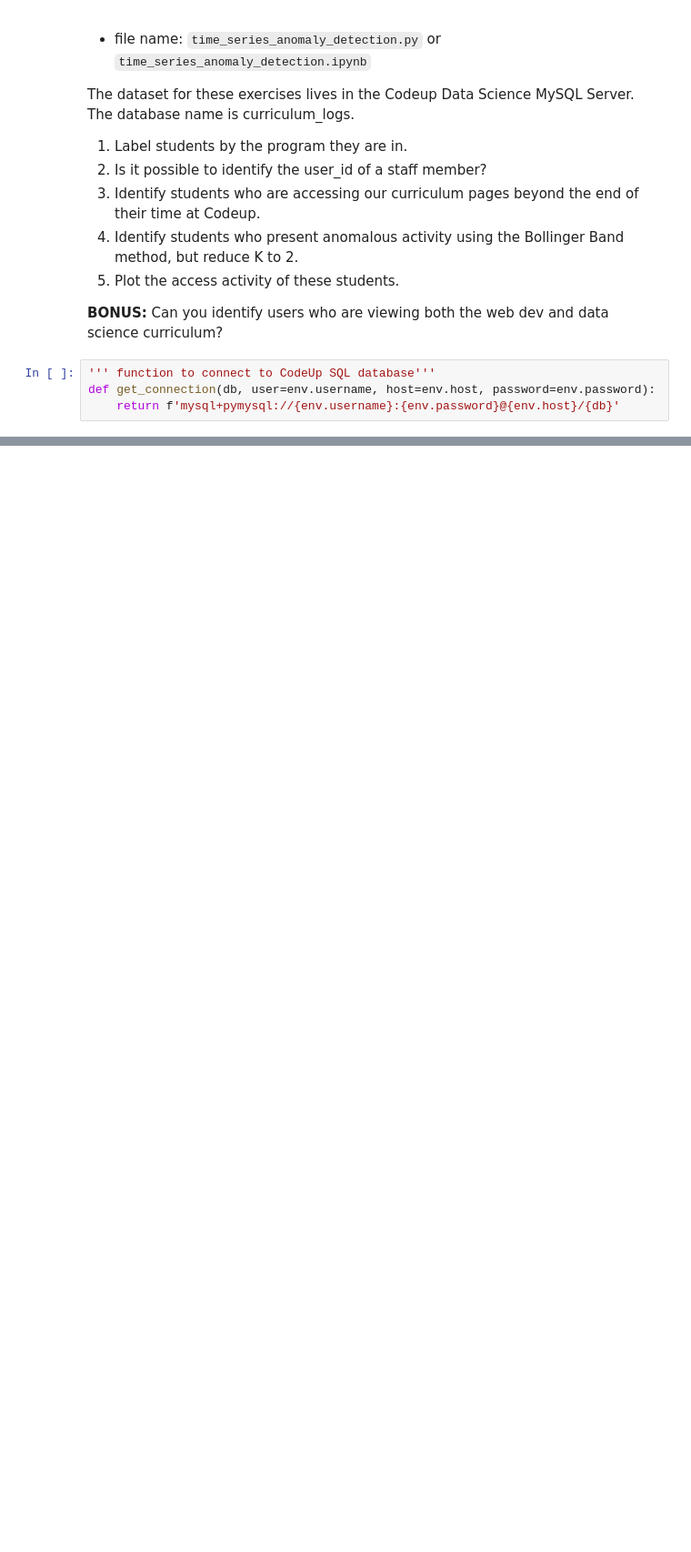
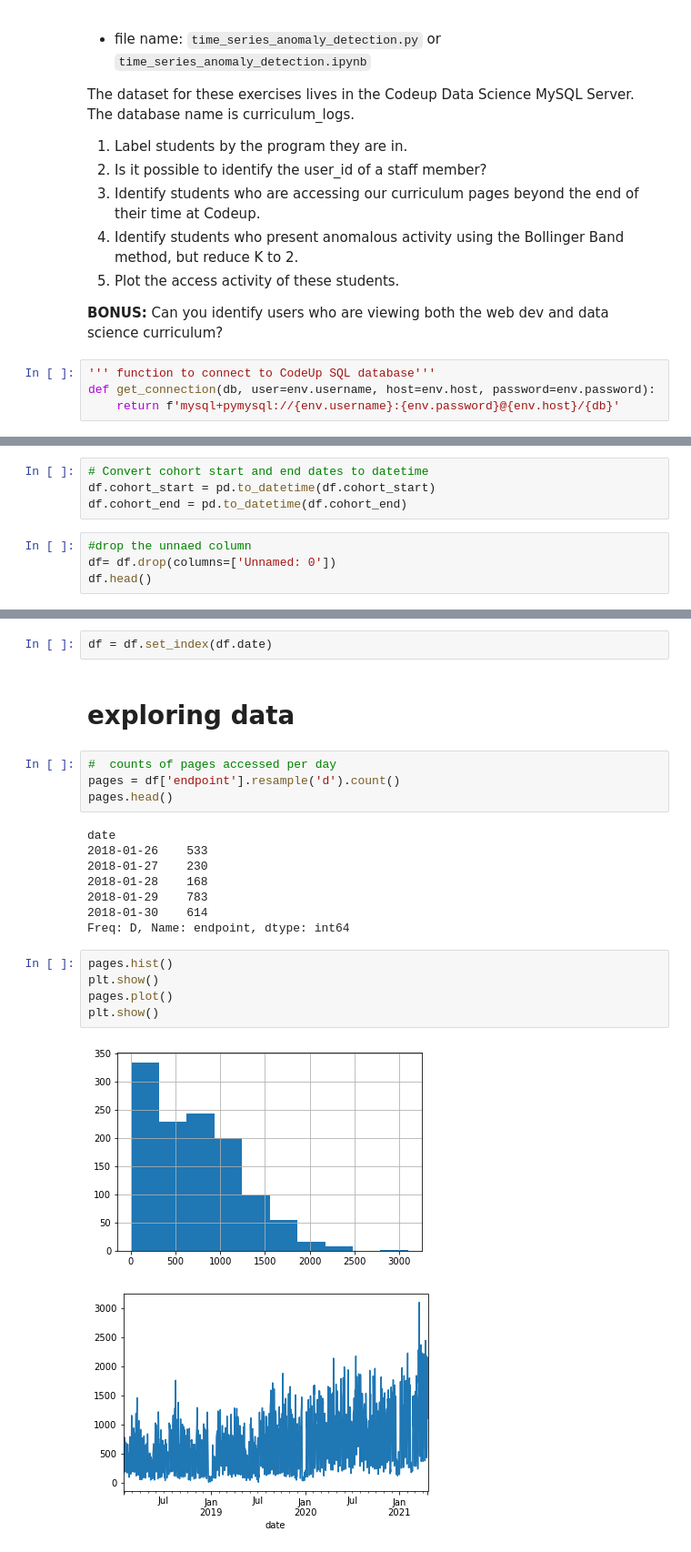
Before and after one commit to Saroj6632/anomaly-detection-exercises, a Jupyter notebook: time_series_anomaly_detection.ipynb, the cells around one changed output, grey strips where cells are left out. Shown: that part at 91% size. Saved outputs shown, nothing was run; the diff lists cells and outputs as text; blank space fills up the shorter version.

```diff
--- a/time_series_anomaly_detection.ipynb
+++ b/time_series_anomaly_detection.ipynb
@@ -28,0 +68,8 @@ sql=
+# %%
+# Convert cohort start and end dates to datetime
+df.cohort_start = pd.to_datetime(df.cohort_start)
+df.cohort_end = pd.to_datetime(df.cohort_end)
+# %%
+#drop the unnaed column
+df= df.drop(columns=['Unnamed: 0'])
+df.head()
@@ -28,0 +99,24 @@ sql=
+# %%
+df = df.set_index(df.date)
+# %% [markdown]
+# exploring data
+# %%
+#  counts of pages accessed per day
+pages = df['endpoint'].resample('d').count()
+pages.head()
+# %% [output]
+date
+2018-01-26    533
+2018-01-27    230
+2018-01-28    168
+2018-01-29    783
+2018-01-30    614
+Freq: D, Name: endpoint, dtype: int64
+# %%
+pages.hist()
+plt.show()
+pages.plot()
+plt.show()
+# %% [output]
+[figure, added]
+[figure, added]
```
Also changed, not shown: parts of 40 cells of this notebook.
